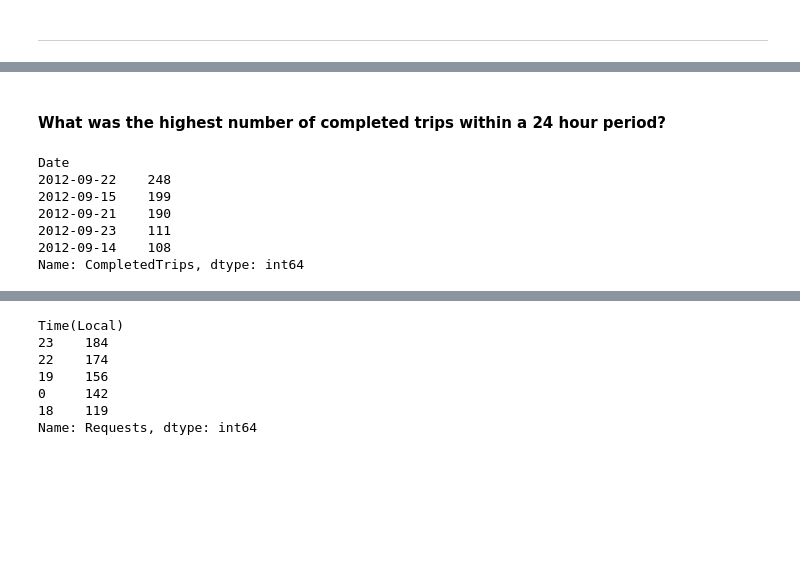
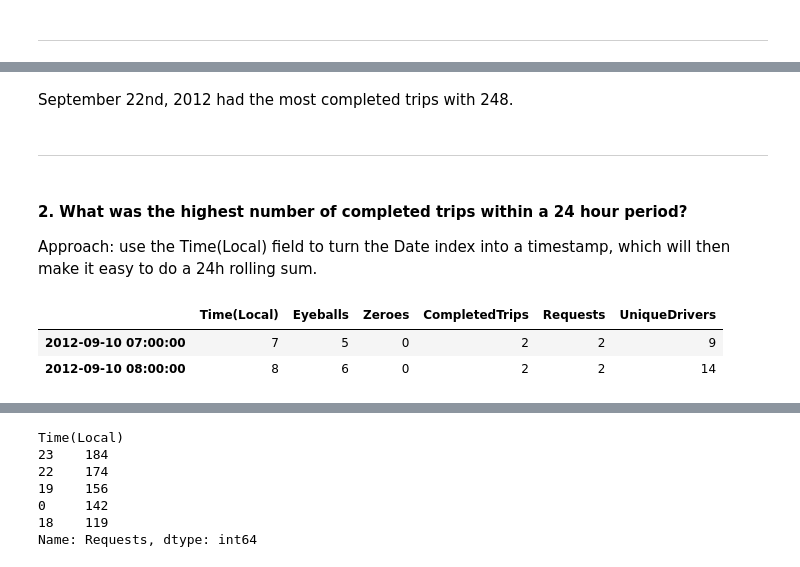
Before and after one commit to Pyrus277/Coding_Projects, a Jupyter notebook: insights_from_city_supply_and_demand/insights_from_city_supply_and_demand.ipynb, the cells around one changed output, grey strips where cells are left out. Cells and saved outputs as stored; diff of their text form; code cells hidden in the pictures; blank space fills up the shorter version.

```diff
--- a/insights_from_city_supply_and_demand/insights_from_city_supply_and_demand.ipynb
+++ b/insights_from_city_supply_and_demand/insights_from_city_supply_and_demand.ipynb
@@ -147,13 +150,8 @@ Date
 Name: CompletedTrips, dtype: int64
+# %% [markdown]
+September 22nd, 2012 had the most completed trips with 248.
+# %% [markdown]
+---
 # %% [markdown]
-#### What was the highest number of completed trips within a 24 hour period?
+#### 2. What was the highest number of completed trips within a 24 hour period?
+Approach: use the Time(Local) field to turn the Date index into a timestamp, which will then make it easy to do a 24h rolling sum.
-# %%
-activity_df.CompletedTrips.resample('D').sum().sort_values(ascending=False).head()
-# %% [output]
-Date
-2012-09-22    248
-2012-09-15    199
-2012-09-21    190
-2012-09-23    111
-2012-09-14    108
-Name: CompletedTrips, dtype: int64
@@ -159,0 +162,7 @@ Name: CompletedTrips, dtype: int64
+# %%
+# sanity check
+activity_df.head(2)
+# %% [output]
+|  | Time(Local) | Eyeballs | Zeroes | CompletedTrips | Requests | UniqueDrivers |
+| 2012-09-10 07:00:00 | 7 | 5 | 0 | 2 | 2 | 9 |
+| 2012-09-10 08:00:00 | 8 | 6 | 0 | 2 | 2 | 14 |
```
Also changed, not shown: parts of 30 cells of this notebook.
